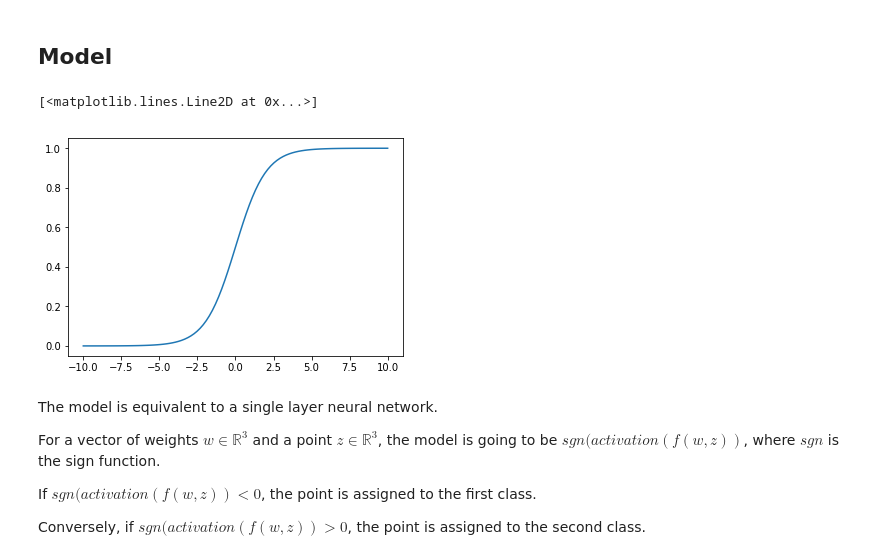
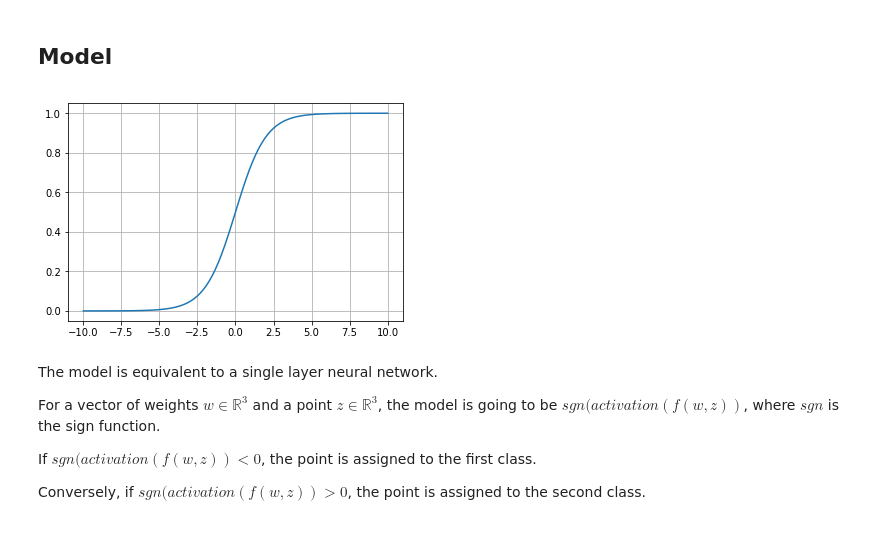
Before and after one commit to quentin-auge/simple-nn, a Jupyter notebook: classification_sgd.ipynb, the cells around one changed output. Drawn from its saved outputs; the diff is of its cells as text; code cells hidden in the pictures.

```diff
--- a/classification_sgd.ipynb
+++ b/classification_sgd.ipynb
@@ -102,25 +103,25 @@ def f(w, z):
 # %%
 # Activation function
 
 # As a convention, let's prefix the sympy variables and functions with an underscore.
 
 # Symbolic activation function (logistic)
 def _activation(_h):
     return 1 / (1 + exp(-_h))
 
 # A symbolic variable. In practice, variable `h` designates `f(w, z)`.
 _h = sp.var('h')
 
 # Regular python activation function
 activation = lambdify(h, _activation(h))
 
 # Plot activation function
 plot_x = np.linspace(-10, 10, 100)
 plot_y = np.vectorize(activation)(plot_x)
 plt.plot(plot_x, plot_y)
+plt.grid()
 # %% [output]
-[<matplotlib.lines.Line2D at 0x...>]
-[figure, old version]
+[figure, new version]
 # %% [markdown]
 The model is equivalent to a single layer neural network.
 
```
Also changed, not shown: parts of 2 cells of this notebook, 1 other file.
